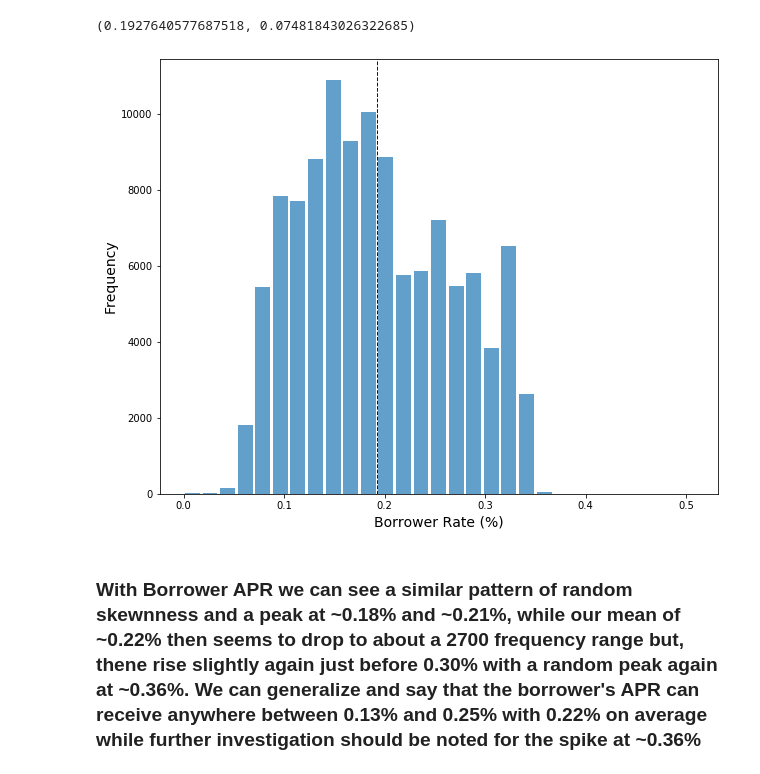
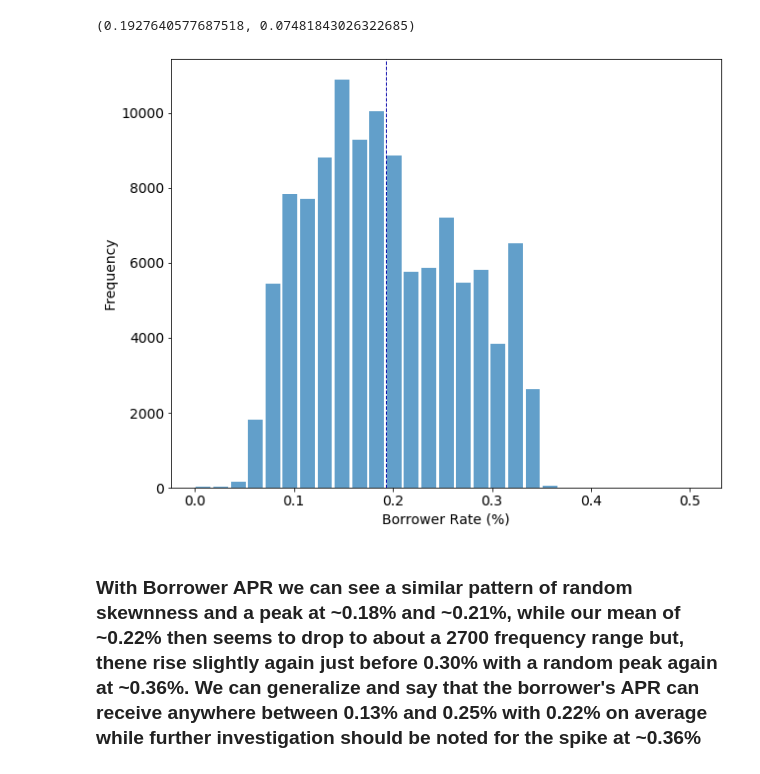
Before and after one commit to MJOAN/Udacity-DA-P5, a Jupyter notebook: exploration_template.ipynb, the cells around one changed output. Cells and saved outputs as stored; diff of their text form; code cells hidden in the pictures.

```diff
--- a/exploration_template.ipynb
+++ b/exploration_template.ipynb
@@ -222,17 +213,20 @@ prosper_clean['BorrowerRate'].mean(), prosper_clean['BorrowerRate'].std()
 # %%
 # calcluate bins, and use the hist function with styling and a mean line
 bins = np.arange(0, prosper_clean['BorrowerRate'].max()+0.0175,0.0175)
 
 x = prosper_clean['BorrowerRate']
 
 plt.figure(figsize=[10,8])
 plt.hist(x, bins=bins, alpha=0.7, rwidth=0.85)
 
+# here is our mean line using axvline()
 plt.axvline(x.mean(), color='#0504aa', linestyle='dashed', linewidth=1)  # cite 3
+
+plt.tick_params(labelsize=14)
 plt.xlabel('Borrower Rate (%)', fontsize=14)
 plt.ylabel('Frequency', fontsize=14);
 # %% [output]
-[figure, old version]
+[figure, new version]
 # %% [markdown]
 ### With Borrower APR we can see a similar pattern of random skewnness and a peak at ~0.18% and ~0.21%, while our mean of ~0.22% then seems to drop to about a 2700 frequency range but, thene rise slightly again just before 0.30% with a random peak again at ~0.36%. We can generalize and say that the borrower's APR can receive anywhere between 0.13% and 0.25% with 0.22% on average while further investigation should be noted for the spike at ~0.36%
 # %%
```
Also changed, not shown: parts of 54 cells of this notebook, 1 other file.
